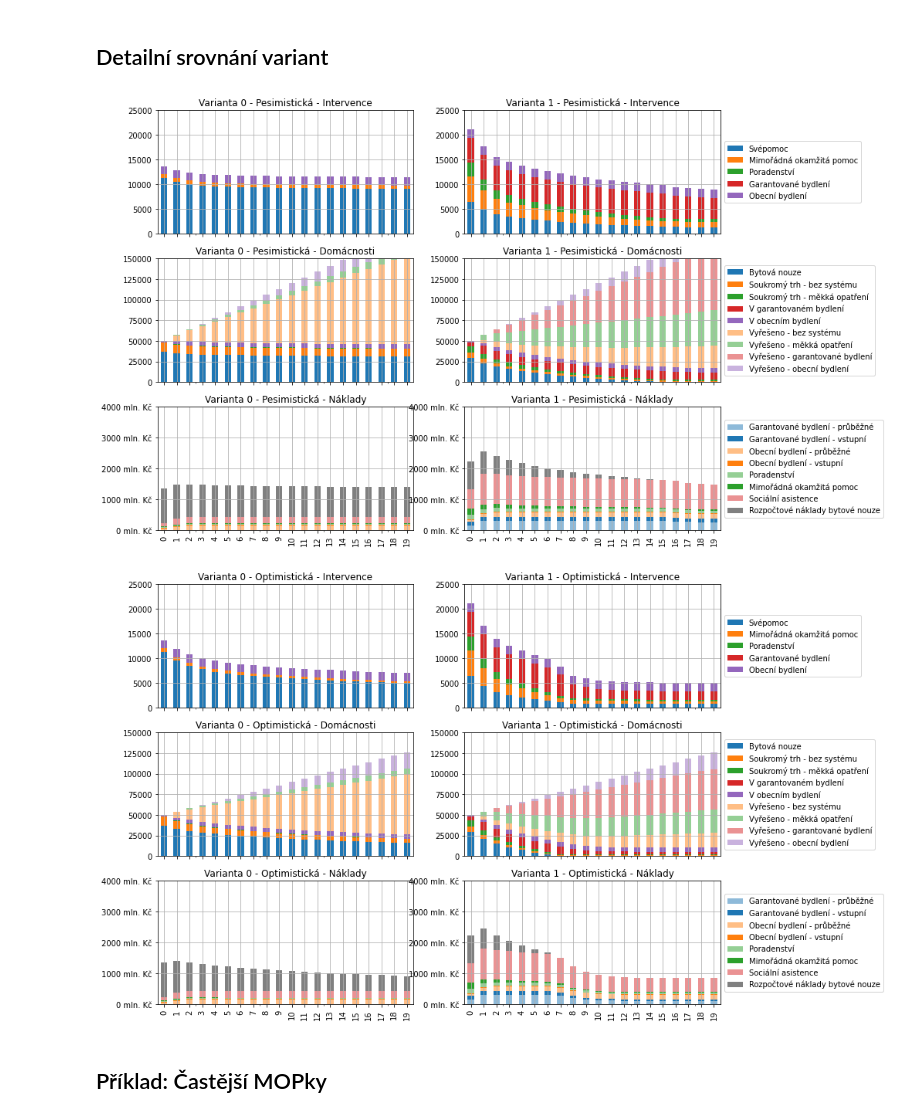
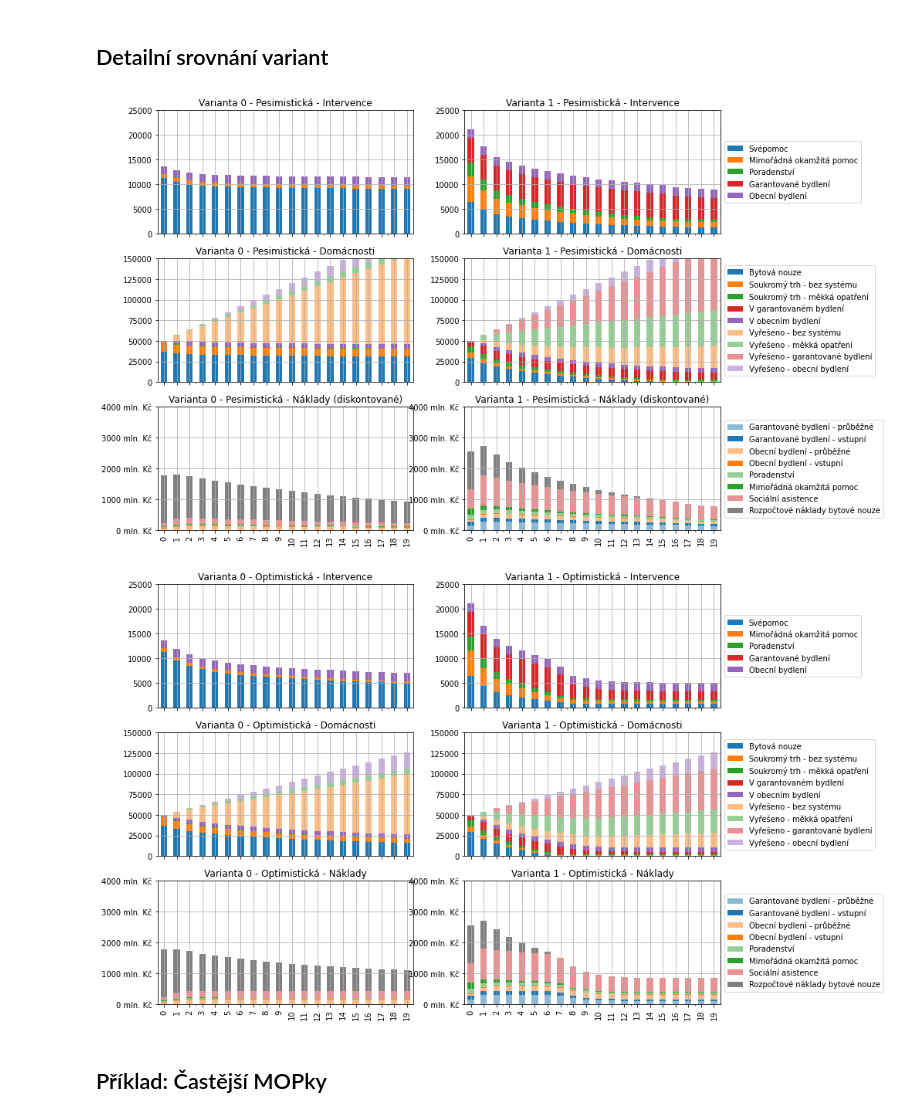
Before and after one commit to vitekzkytek/SocialHousingModel, a Jupyter notebook: model.ipynb, the cells around one changed output. Drawn from its saved outputs; the diff is of its cells as text; code cells hidden in the pictures.

Commit message:
discounting costs

```diff
--- a/model.ipynb
+++ b/model.ipynb
@@ -239,7 +242,7 @@ intervention_costs = pd.Series({
     ('yearly','guaranteed'):29500,
     ('yearly','municipal'):29500,
     ('yearly','social_assistance'): 75000,
-    ('yearly','queue_budget'): 31000,#50234, # https://drive.google.com/drive/u/0/folders/1AB-eICOTy3LndCi75t68i2aCKKgxXlrd p.47
+    ('yearly','queue_budget'): 2.1*20303, #50234, # https://drive.google.com/drive/u/0/folders/1AB-eICOTy3LndCi75t68i2aCKKgxXlrd p.47
     ('yearly','queue_social'): 172942 # https://drive.google.com/drive/u/0/folders/1AB-eICOTy3LndCi75t68i2aCKKgxXlrd p.47
 }).unstack()
 intervention_costs
@@ -263,7 +266,8 @@ VARIANT_0_OPTIMISTIC = {
     'relapse_rates':relapse_rates,
     'intervention_shares':intervention_shares_v0,
     'hhs_inflow':hhs_inflow_optimistic,
-    'social_assistences':social_assistences_v0
+    'social_assistences':social_assistences_v0,
+    'discount_rate':0.035
 }
 
 VARIANT_0_PESIMISTIC = copy.deepcopy(VARIANT_0_OPTIMISTIC)
@@ -283,7 +287,8 @@ VARIANT_1_OPTIMISTIC = {
     'relapse_rates':relapse_rates,
     'intervention_shares':intervention_shares_v1,
     'hhs_inflow':hhs_inflow_optimistic,
-    'social_assistences':social_assistences_v1
+    'social_assistences':social_assistences_v1,
+    'discount_rate':0.035
 }
 
 VARIANT_1_PESIMISTIC = copy.deepcopy(VARIANT_1_OPTIMISTIC)
@@ -333,11 +348,11 @@ save_tables_to_excel(
 # %%
 compare_variants(VARIANT_0_PESIMISTIC, VARIANT_1_PESIMISTIC);
 # %% [output]
-[figure, old version]
+[figure, new version]
 # %%
-compare_variants(VARIANT_0_OPTIMISTIC, VARIANT_1_OPTIMISTIC);
+compare_variants(VARIANT_0_OPTIMISTIC, VARIANT_1_OPTIMISTIC, discount_costs=False);
 # %% [output]
-[figure, old version]
+[figure, new version]
 # %% [markdown]
 ## Příklad: Častější MOPky
 # %%
```
Also changed, not shown: parts of 14 cells of this notebook, 2 other files.
